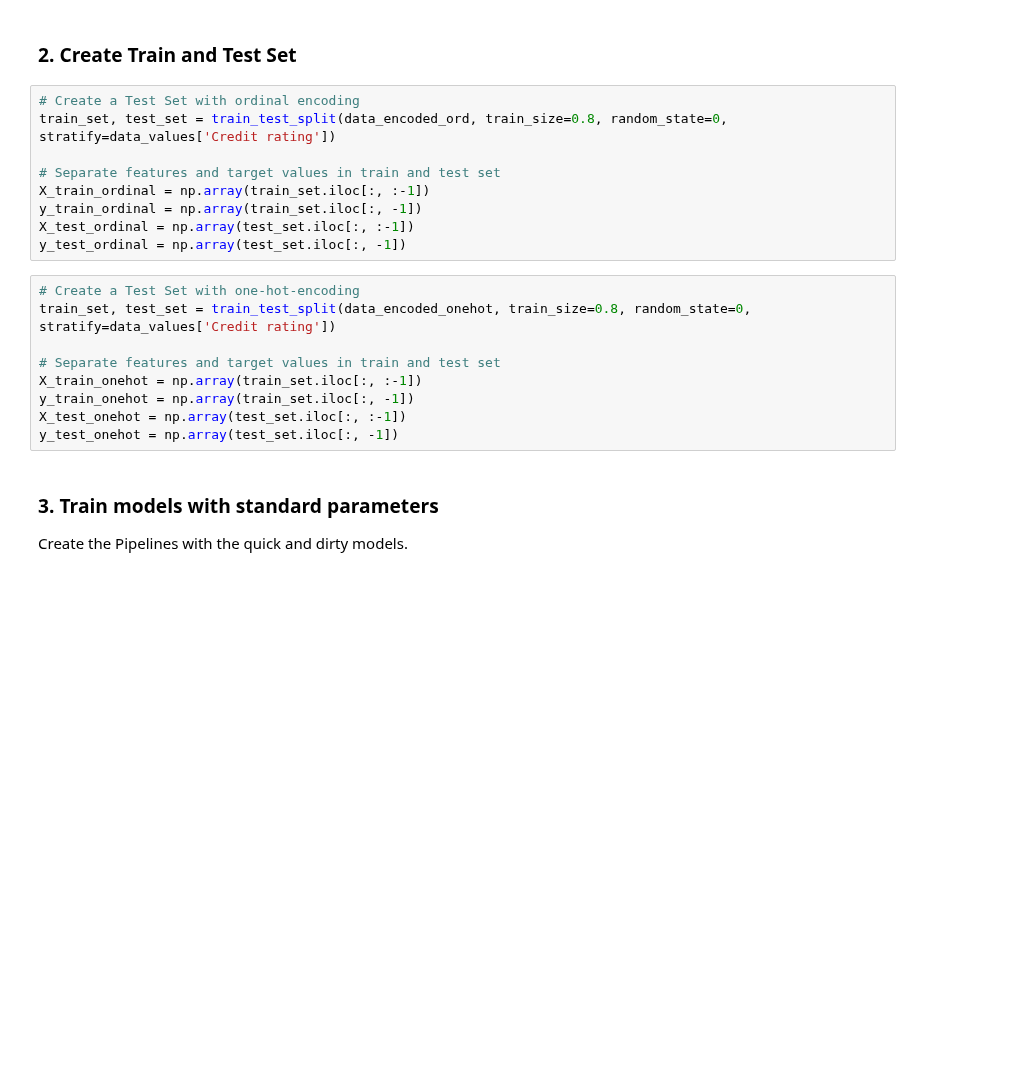
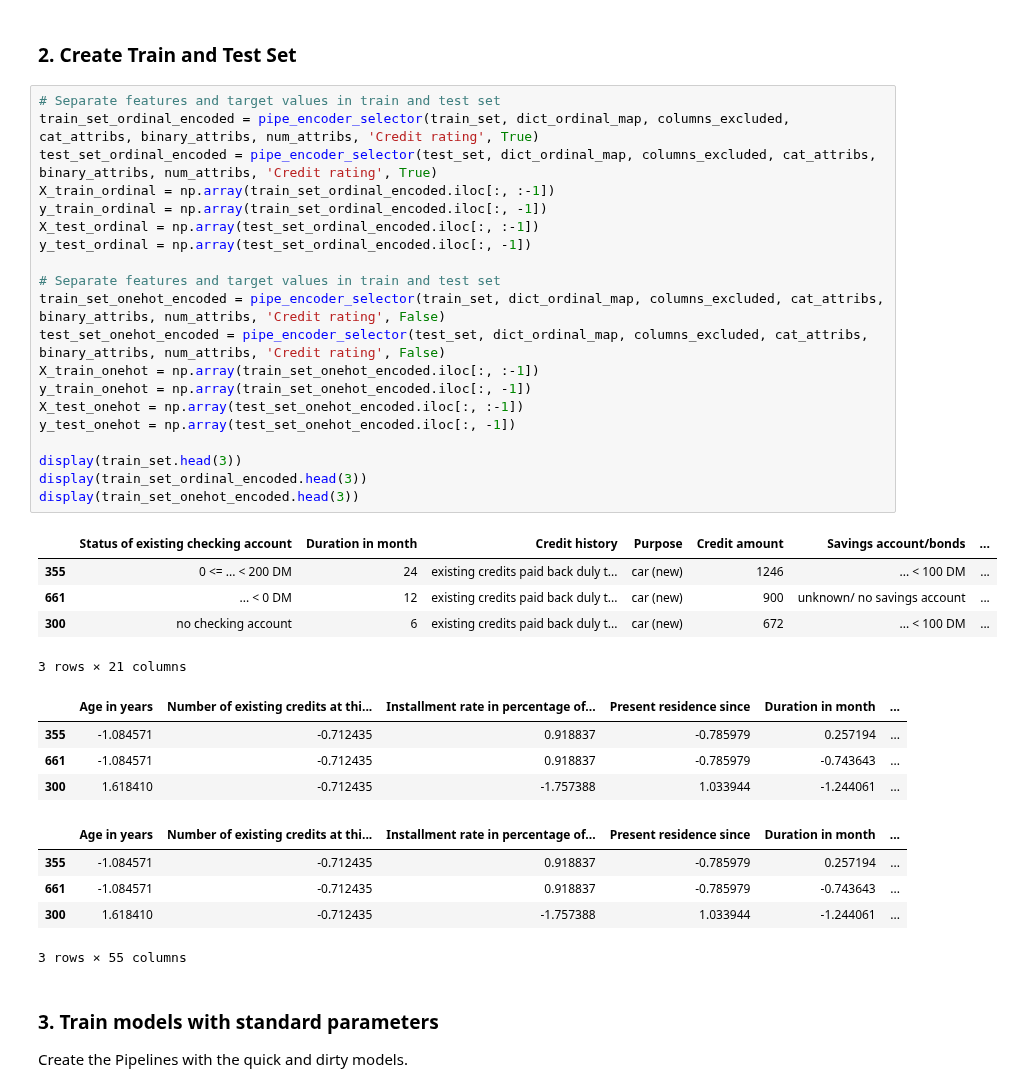
Before and after one commit to dennismgoetz/HoML-Credit-Data, a Jupyter notebook: Modelling.ipynb, the cells around one changed output. Saved outputs shown, nothing was run; the diff lists cells and outputs as text; blank space fills up the shorter version.

```diff
--- a/Modelling.ipynb
+++ b/Modelling.ipynb
@@ -121,23 +107,40 @@ display(data_encoded_onehot.head(3))
 # %% [markdown]
 ### **2. Create Train and Test Set** <a id='traintest'></a> <br>
-# %%
-# Create a Test Set with ordinal encoding
-train_set, test_set = train_test_split(data_encoded_ord, train_size=0.8, random_state=0, stratify=data_values['Credit rating'])
-
-# Separate features and target values in train and test set
-X_train_ordinal = np.array(train_set.iloc[:, :-1])
-y_train_ordinal = np.array(train_set.iloc[:, -1])
-X_test_ordinal = np.array(test_set.iloc[:, :-1])
-y_test_ordinal = np.array(test_set.iloc[:, -1])
-# %%
-# Create a Test Set with one-hot-encoding
-train_set, test_set = train_test_split(data_encoded_onehot, train_size=0.8, random_state=0, stratify=data_values['Credit rating'])
-
-# Separate features and target values in train and test set
-X_train_onehot = np.array(train_set.iloc[:, :-1])
-y_train_onehot = np.array(train_set.iloc[:, -1])
-X_test_onehot = np.array(test_set.iloc[:, :-1])
-y_test_onehot = np.array(test_set.iloc[:, -1])
+# %%
+# Separate features and target values in train and test set
+train_set_ordinal_encoded = pipe_encoder_selector(train_set, dict_ordinal_map, columns_excluded, cat_attribs, binary_attribs, num_attribs, 'Credit rating', True)
+test_set_ordinal_encoded = pipe_encoder_selector(test_set, dict_ordinal_map, columns_excluded, cat_attribs, binary_attribs, num_attribs, 'Credit rating', True)
+X_train_ordinal = np.array(train_set_ordinal_encoded.iloc[:, :-1])
+y_train_ordinal = np.array(train_set_ordinal_encoded.iloc[:, -1])
+X_test_ordinal = np.array(test_set_ordinal_encoded.iloc[:, :-1])
+y_test_ordinal = np.array(test_set_ordinal_encoded.iloc[:, -1])
+
+# Separate features and target values in train and test set
+train_set_onehot_encoded = pipe_encoder_selector(train_set, dict_ordinal_map, columns_excluded, cat_attribs, binary_attribs, num_attribs, 'Credit rating', False)
+test_set_onehot_encoded = pipe_encoder_selector(test_set, dict_ordinal_map, columns_excluded, cat_attribs, binary_attribs, num_attribs, 'Credit rating', False)
+X_train_onehot = np.array(train_set_onehot_encoded.iloc[:, :-1])
+y_train_onehot = np.array(train_set_onehot_encoded.iloc[:, -1])
+X_test_onehot = np.array(test_set_onehot_encoded.iloc[:, :-1])
+y_test_onehot = np.array(test_set_onehot_encoded.iloc[:, -1])
+
+display(train_set.head(3))
+display(train_set_ordinal_encoded.head(3))
+display(train_set_onehot_encoded.head(3))
+# %% [output]
+|  | Status of existing checking account | Duration in month | Credit history | Purpose | Credit amount | Savings account/bonds | ... |
+| 355 | 0 <= ... < 200 DM | 24 | existing credits paid back duly t... | car (new) | 1246 | ... < 100 DM | ... |
+| 661 | ... < 0 DM | 12 | existing credits paid back duly t... | car (new) | 900 | unknown/ no savings account | ... |
+| 300 | no checking account | 6 | existing credits paid back duly t... | car (new) | 672 | ... < 100 DM | ... |
+3 rows × 21 columns
+|  | Age in years | Number of existing credits at thi... | Installment rate in percentage of... | Present residence since | Duration in month | ... |
+| 355 | -1.084571 | -0.712435 | 0.918837 | -0.785979 | 0.257194 | ... |
+| 661 | -1.084571 | -0.712435 | 0.918837 | -0.785979 | -0.743643 | ... |
+| 300 | 1.618410 | -0.712435 | -1.757388 | 1.033944 | -1.244061 | ... |
+|  | Age in years | Number of existing credits at thi... | Installment rate in percentage of... | Present residence since | Duration in month | ... |
+| 355 | -1.084571 | -0.712435 | 0.918837 | -0.785979 | 0.257194 | ... |
+| 661 | -1.084571 | -0.712435 | 0.918837 | -0.785979 | -0.743643 | ... |
+| 300 | 1.618410 | -0.712435 | -1.757388 | 1.033944 | -1.244061 | ... |
+3 rows × 55 columns
 # %% [markdown]
 ### **3. Train models with standard parameters** <a id='quickdirty'></a> <br>
 Create the Pipelines with the quick and dirty models.
```
Also changed, not shown: parts of 7 cells of this notebook.
